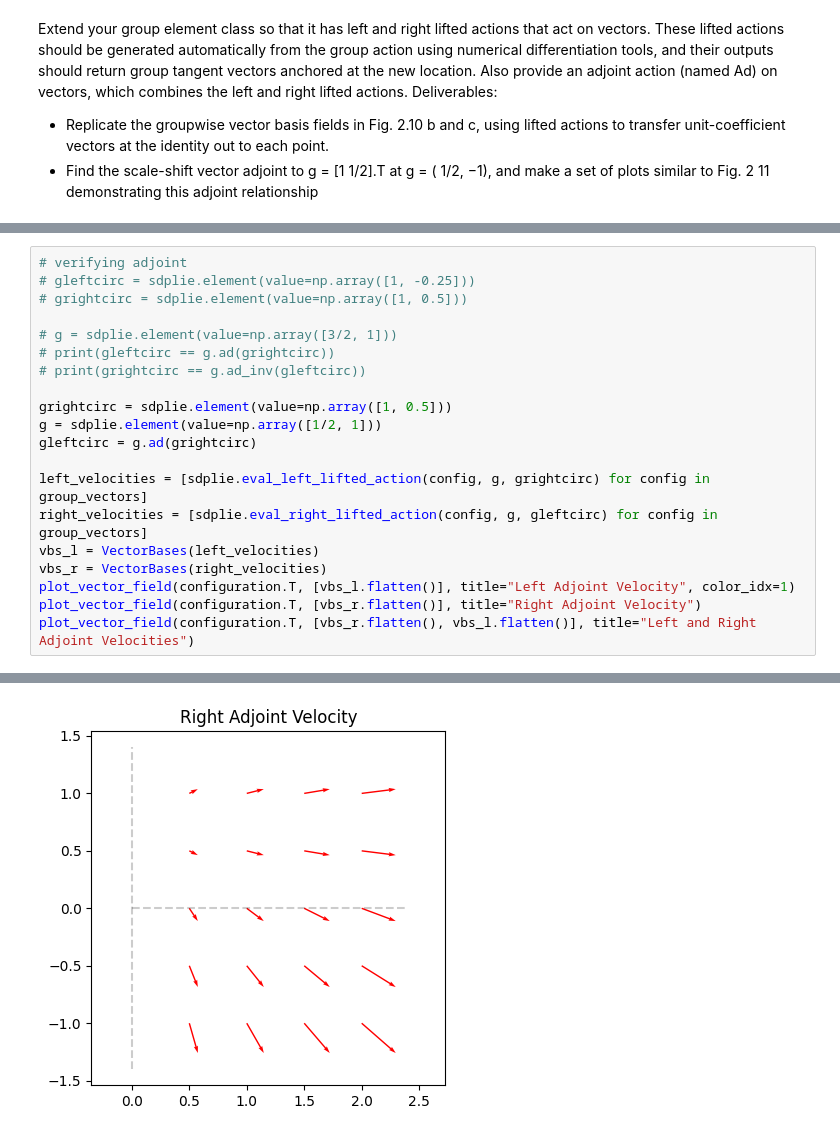
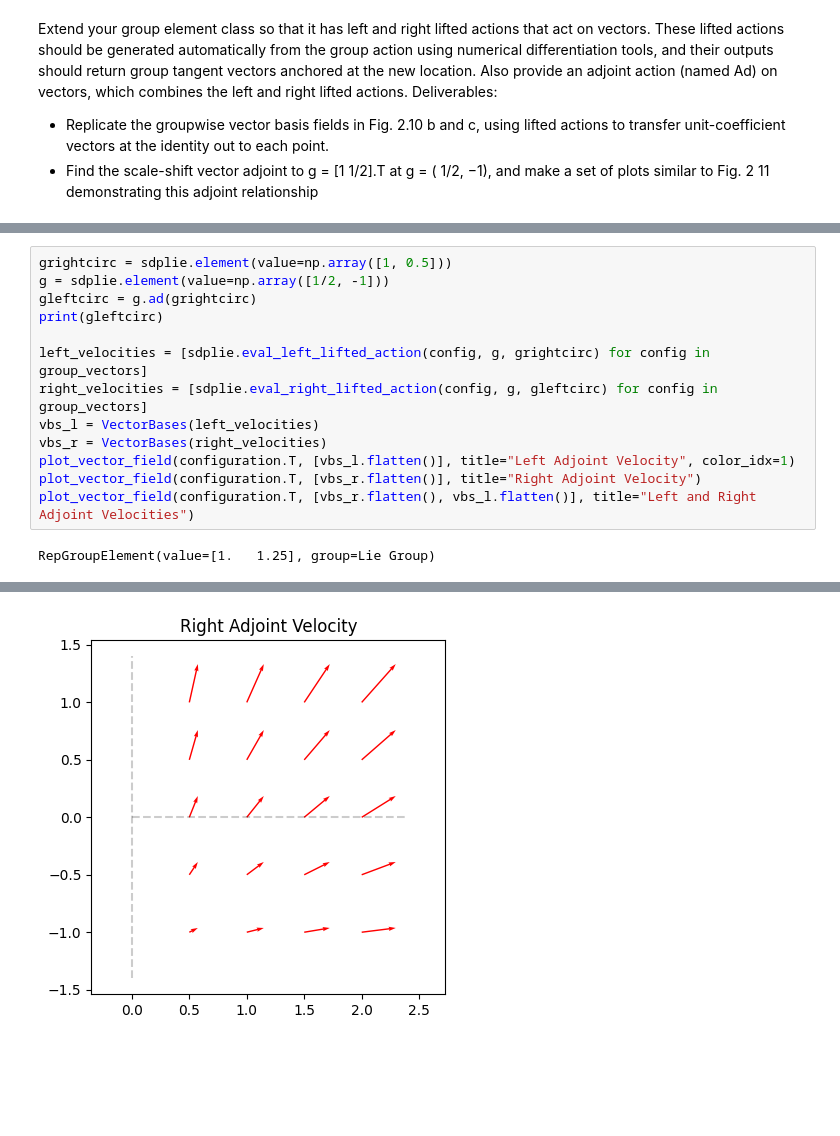
Before and after one commit to rooshm/rob541, a Jupyter notebook: hw2.ipynb, the cells around one changed output, grey strips where cells are left out. Cells and saved outputs as stored; diff of their text form; blank space fills up the shorter version.

Commit message:
representation group

```diff
--- a/hw2.ipynb
+++ b/hw2.ipynb
@@ -138,25 +138,19 @@ plot_vector_field(configuration.T, [vbs_l.flatten(), vbs_r.flatten()], title="Ri
 [figure]
 [figure]
 # %%
-# verifying adjoint
-# gleftcirc = sdplie.element(value=np.array([1, -0.25]))
-# grightcirc = sdplie.element(value=np.array([1, 0.5]))
-
-# g = sdplie.element(value=np.array([3/2, 1]))
-# print(gleftcirc == g.ad(grightcirc))
-# print(grightcirc == g.ad_inv(gleftcirc))
-
 grightcirc = sdplie.element(value=np.array([1, 0.5]))
-g = sdplie.element(value=np.array([1/2, 1]))
+g = sdplie.element(value=np.array([1/2, -1]))
 gleftcirc = g.ad(grightcirc)
+print(gleftcirc)
 
 left_velocities = [sdplie.eval_left_lifted_action(config, g, grightcirc) for config in group_vectors]
 right_velocities = [sdplie.eval_right_lifted_action(config, g, gleftcirc) for config in group_vectors]
 vbs_l = VectorBases(left_velocities)
 vbs_r = VectorBases(right_velocities)
 plot_vector_field(configuration.T, [vbs_l.flatten()], title="Left Adjoint Velocity", color_idx=1)
 plot_vector_field(configuration.T, [vbs_r.flatten()], title="Right Adjoint Velocity")
 plot_vector_field(configuration.T, [vbs_r.flatten(), vbs_l.flatten()], title="Left and Right Adjoint Velocities")
 # %% [output]
+RepGroupElement(value=[1.   1.25], group=Lie Group)
 [figure]
-[figure, old version]
+[figure, new version]
```
Also changed, not shown: parts of 8 cells of this notebook, 10 other files.
